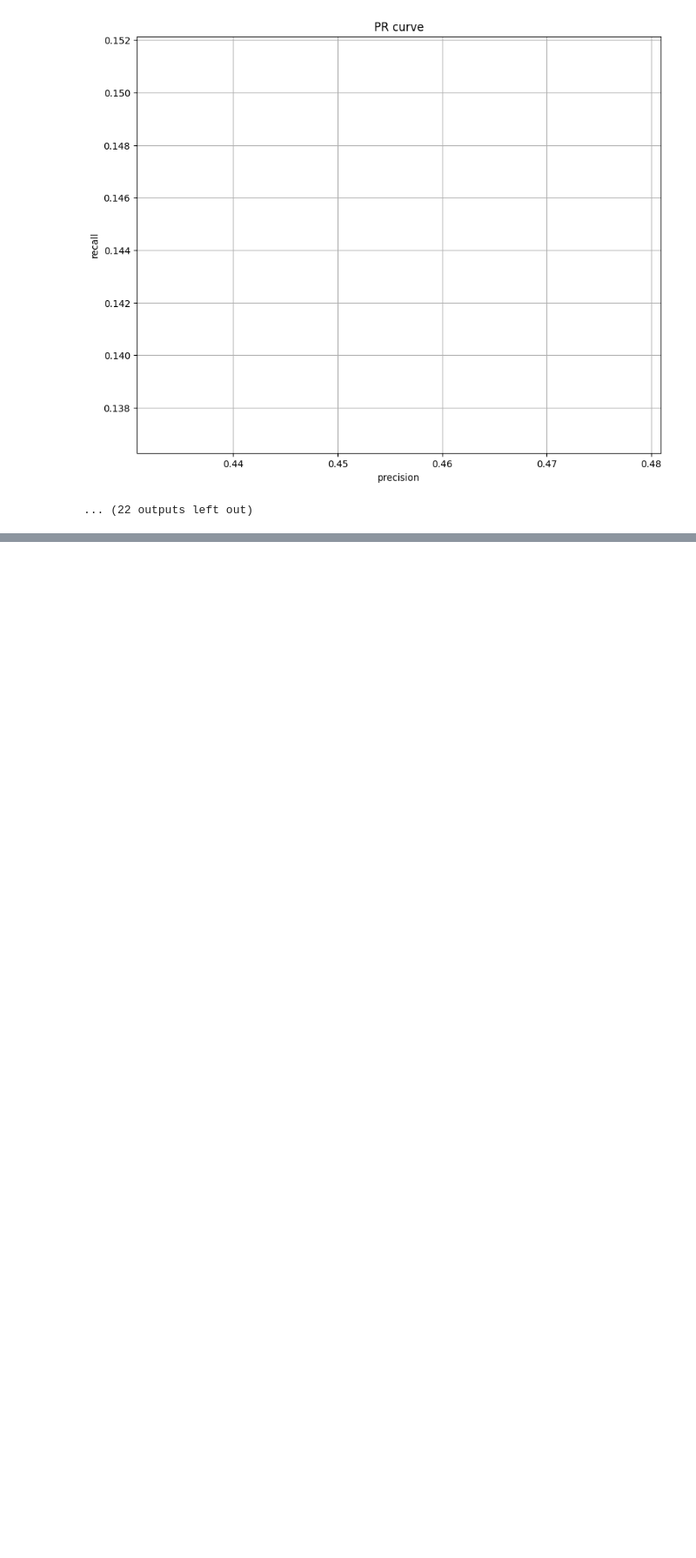
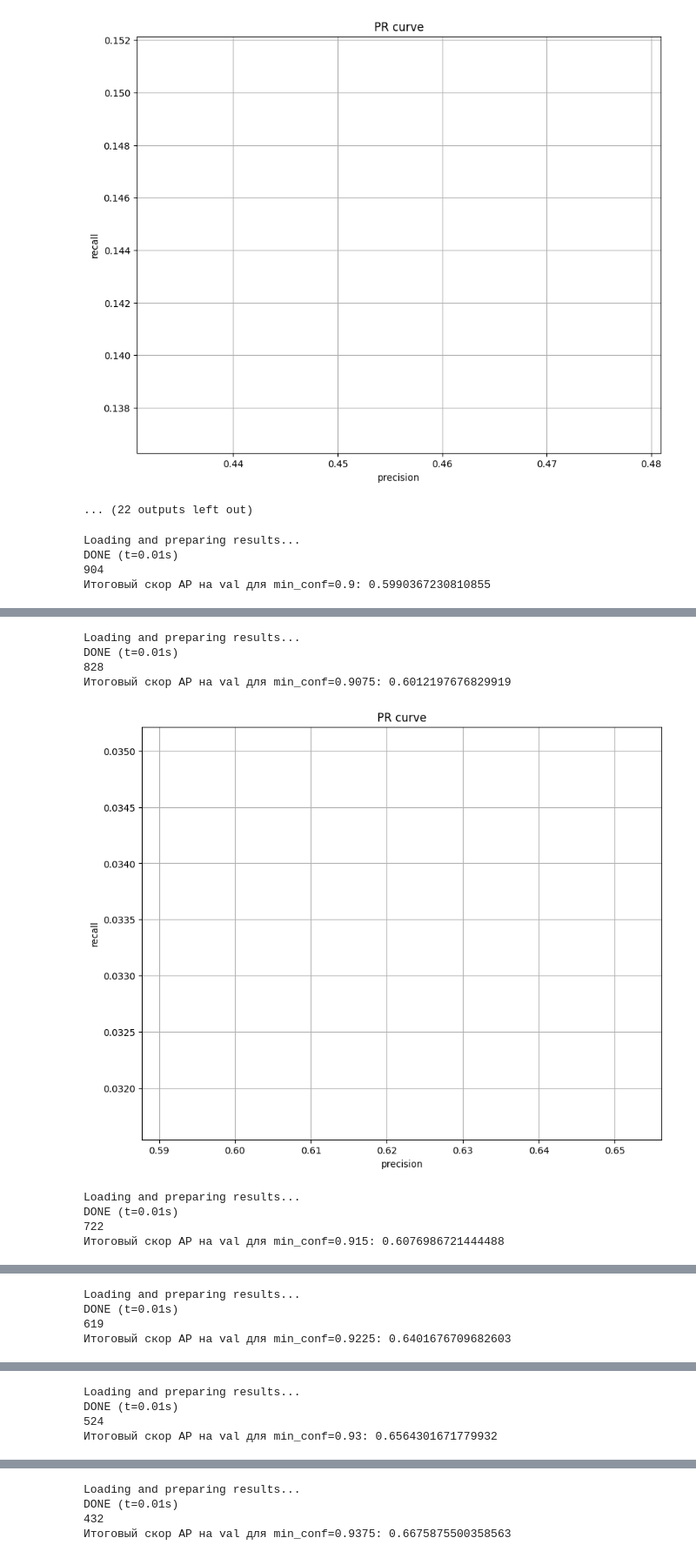
Before and after one commit to VashchilkoAV/course_cvdl, a Jupyter notebook: task3/centernet.ipynb, the cells around one changed output, grey strips where cells are left out. Shown at 87% size. Drawn from its saved outputs; the diff is of its cells as text; code cells hidden in the pictures; blank space fills up the shorter version.

```diff
--- a/task3/centernet.ipynb
+++ b/task3/centernet.ipynb
@@ -435,3 +435,22 @@ DONE (t=0.08s)
 Итоговый скор AP на val для min_conf=0.35: 0.3901116717788988
 [figure]
 ... (22 outputs left out)
+# %%
+for min_conf in np.linspace(0.9, 0.99, 13):
+    ap, prec, rec, conf, n_obj = extract_results(min_conf=min_conf)
+
+    aps.append((ap, min_conf))
+
+    print(n_obj)
+    print(f"Итоговый скор AP на val для min_conf={min_conf}: {ap}")
+    plt.plot(prec, rec)
+    plt.xlabel('precision')
+    plt.ylabel('recall')
+    plt.title('PR curve')
+    plt.grid()
+    plt.show()
+# %% [output]
+Loading and preparing results...
+DONE (t=0.01s)
+904
+Итоговый скор AP на val для min_conf=0.9: 0.5990367230810855
@@ -437,0 +458,9 @@ DONE (t=0.08s)
+Loading and preparing results...
+DONE (t=0.01s)
+828
+Итоговый скор AP на val для min_conf=0.9075: 0.6012197676829919
+[figure, added]
+Loading and preparing results...
+DONE (t=0.01s)
+722
+Итоговый скор AP на val для min_conf=0.915: 0.6076986721444488
@@ -437,0 +468,4 @@ DONE (t=0.08s)
+Loading and preparing results...
+DONE (t=0.01s)
+619
+Итоговый скор AP на val для min_conf=0.9225: 0.6401676709682603
@@ -437,0 +473,4 @@ DONE (t=0.08s)
+Loading and preparing results...
+DONE (t=0.01s)
+524
+Итоговый скор AP на val для min_conf=0.93: 0.6564301671779932
@@ -437,0 +478,4 @@ DONE (t=0.08s)
+Loading and preparing results...
+DONE (t=0.01s)
+432
+Итоговый скор AP на val для min_conf=0.9375: 0.6675875500358563
```
Also changed, not shown: parts of 3 cells of this notebook, 14 other files.
